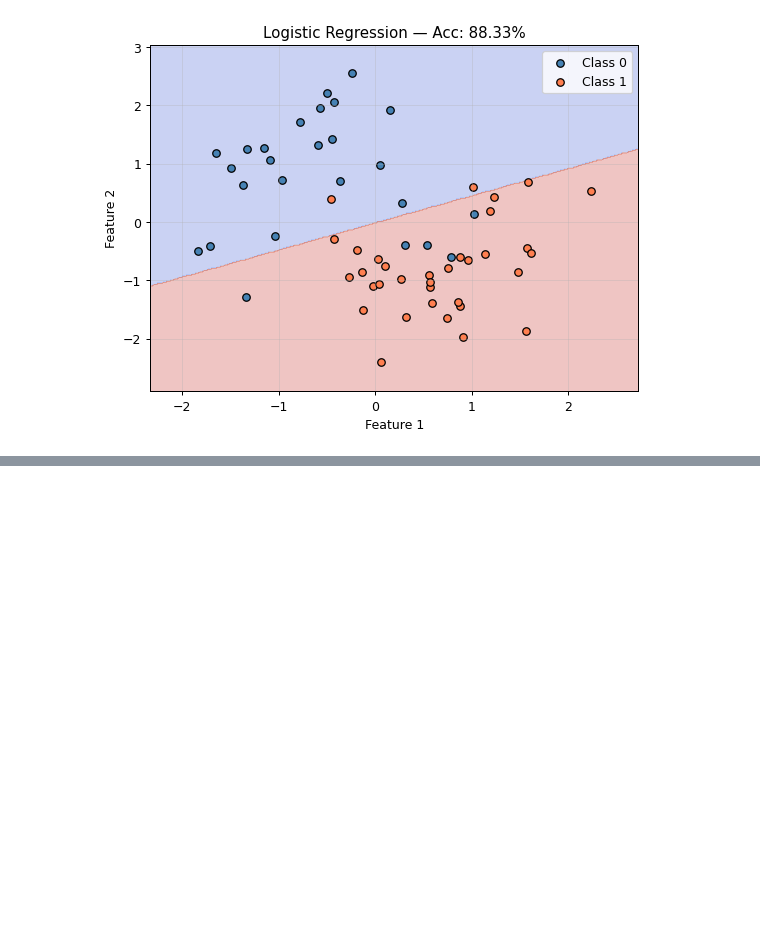
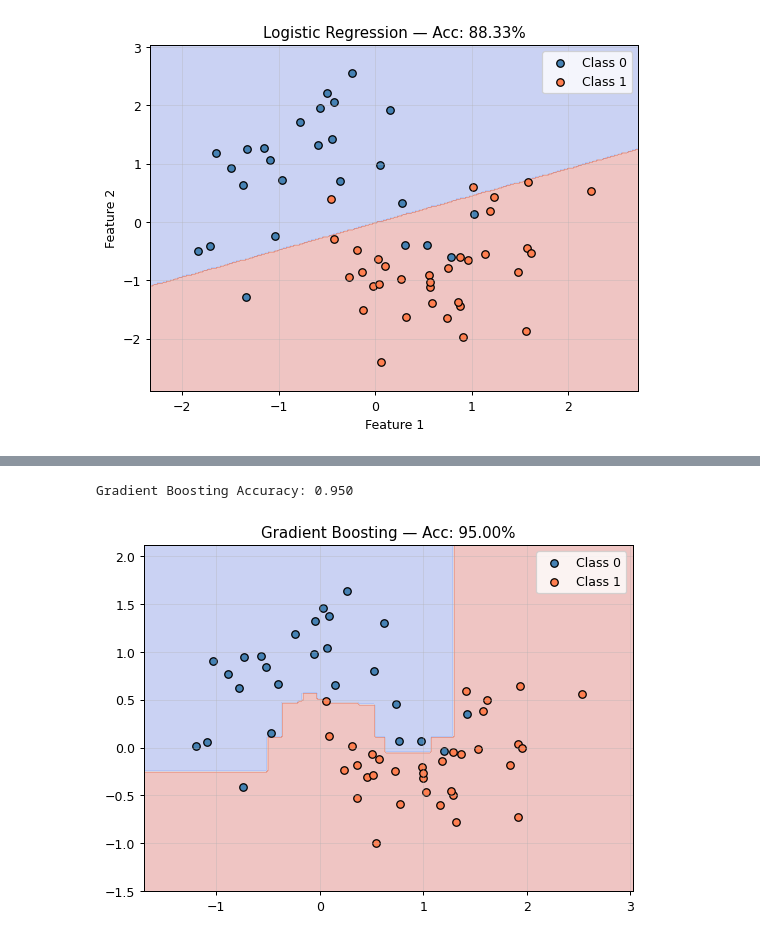
Before and after one commit to karuso356/Machine-Learning-6-SIN-A-Mar-Jul-2026, a Jupyter notebook: trees.ipynb, the cells around one changed output, grey strips where cells are left out. Saved outputs shown, nothing was run; the diff lists cells and outputs as text; code cells hidden in the pictures; blank space fills up the shorter version.

```diff
--- a/trees.ipynb
+++ b/trees.ipynb
@@ -230,0 +207,20 @@ Polynomial Logistic Regression accuracy (test): 0.883
+# %%
+from sklearn.ensemble import HistGradientBoostingClassifier
+from sklearn.metrics import accuracy_score
+
+# Boosting robusto contra el ruido
+boosting_model = HistGradientBoostingClassifier(
+    max_iter=40,           # Pocos árboles para evitar que memorice el ruido
+    learning_rate=0.08,    # Pasos pequeños y seguros
+    max_leaf_nodes=7,      # Árboles muy simples (pocos cortes)
+    random_state=42
+)
+
+boosting_model.fit(X_train, y_train)
+acc_boosting = accuracy_score(y_test, boosting_model.predict(X_test))
+
+print(f'Gradient Boosting Accuracy: {acc_boosting:.3f}')
+plot_decision_boundary(boosting_model, X_test, y_test, f'Gradient Boosting — Acc: {acc_boosting:.2%}')
+# %% [output]
+Gradient Boosting Accuracy: 0.950
+[figure, added]
```
Also changed, not shown: parts of 3 cells of this notebook.
